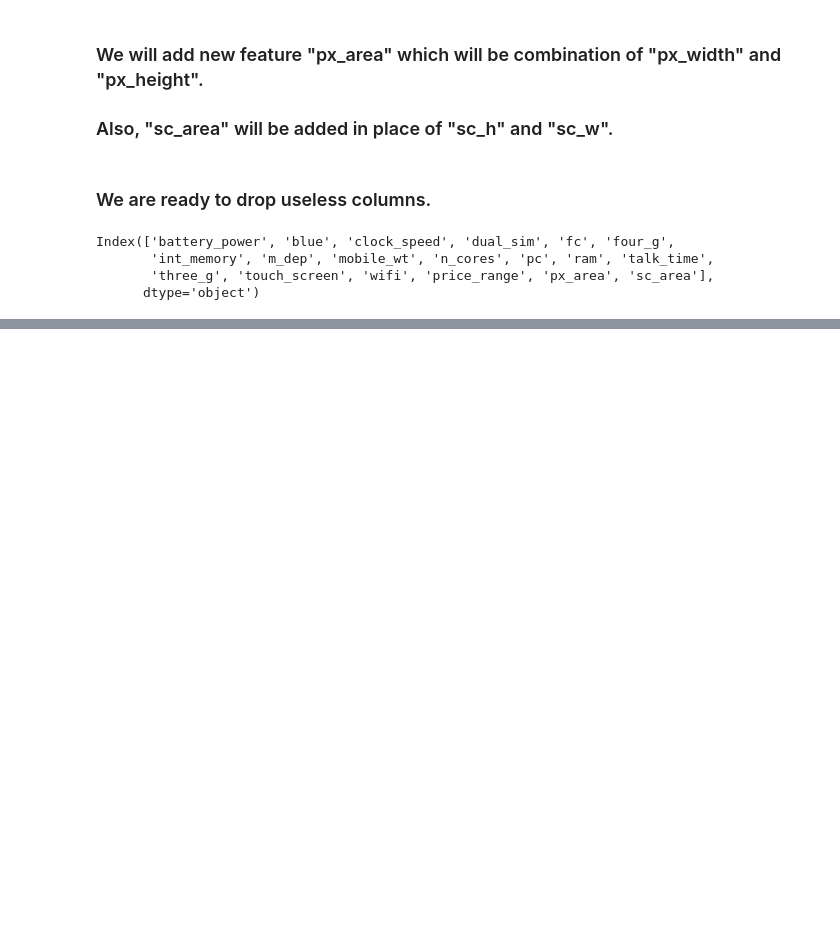
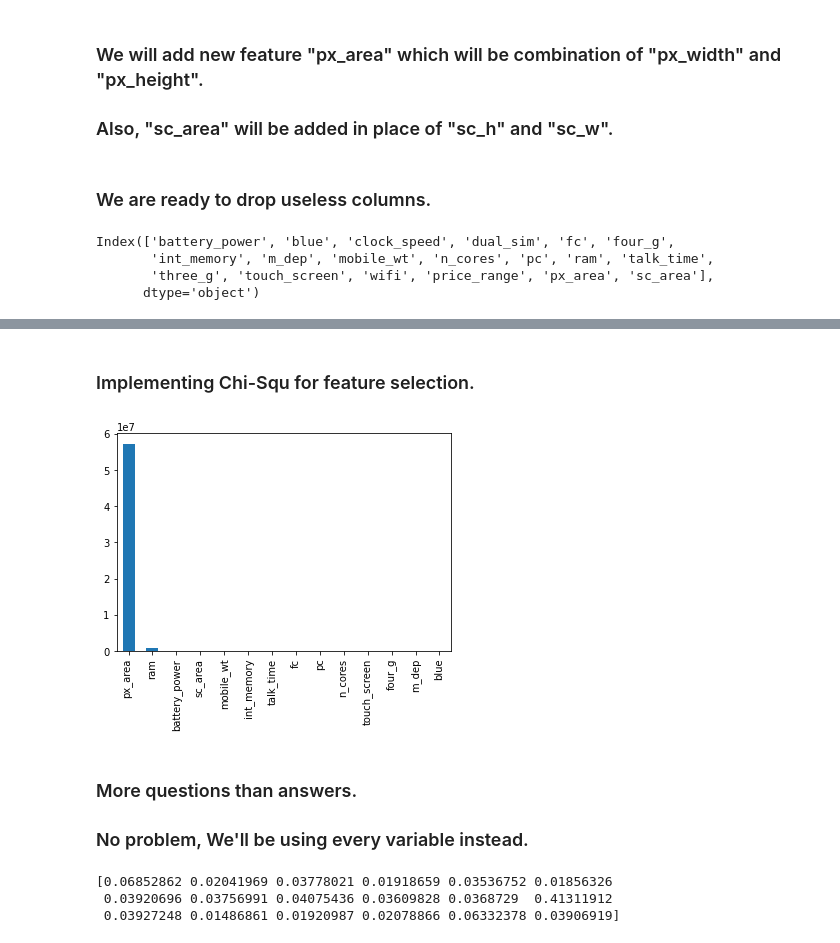
Before and after one commit to tanay47/Mobile-Price-Range-Prediction, a Jupyter notebook: Mobile_Price_Range_Prediction.ipynb, the cells around one changed output, grey strips where cells are left out. Cells and saved outputs as stored; diff of their text form; code cells hidden in the pictures; blank space fills up the shorter version.

```diff
--- a/Mobile_Price_Range_Prediction.ipynb
+++ b/Mobile_Price_Range_Prediction.ipynb
@@ -300,0 +363,15 @@ Index(['battery_power', 'blue', 'clock_speed', 'dual_sim', 'fc', 'four_g',
+# %% [markdown]
+### Implementing Chi-Squ for feature selection.
+# %%
+# applying chi-2 for feture selection.
+chi_imp_fet = chi2(feture_extrac_x,feture_extrac_y)
+# %%
+# plotting important features according to chi-Squ
+feat_importances_chi2 = pd.Series(chi_imp_fet[0], index=feture_extrac_x.columns)
+feat_importances_chi2.nlargest(14).plot.bar()
+plt.show()
+# %% [output]
+[figure, added]
+# %% [markdown]
+### More questions than answers.
+### No problem, We'll be using every variable instead.
@@ -300,0 +382,9 @@ Index(['battery_power', 'blue', 'clock_speed', 'dual_sim', 'fc', 'four_g',
+# %%
+# fit ETC model
+model = ExtraTreesClassifier()
+model.fit(feture_extrac_x, feture_extrac_y)
+print(model.feature_importances_)
+# %% [output]
+[0.06852862 0.02041969 0.03778021 0.01918659 0.03536752 0.01856326
+ 0.03920696 0.03756991 0.04075436 0.03609828 0.0368729  0.41311912
+ 0.03927248 0.01486861 0.01920987 0.02078866 0.06332378 0.03906919]
```
Also changed, not shown: parts of 23 cells of this notebook.
